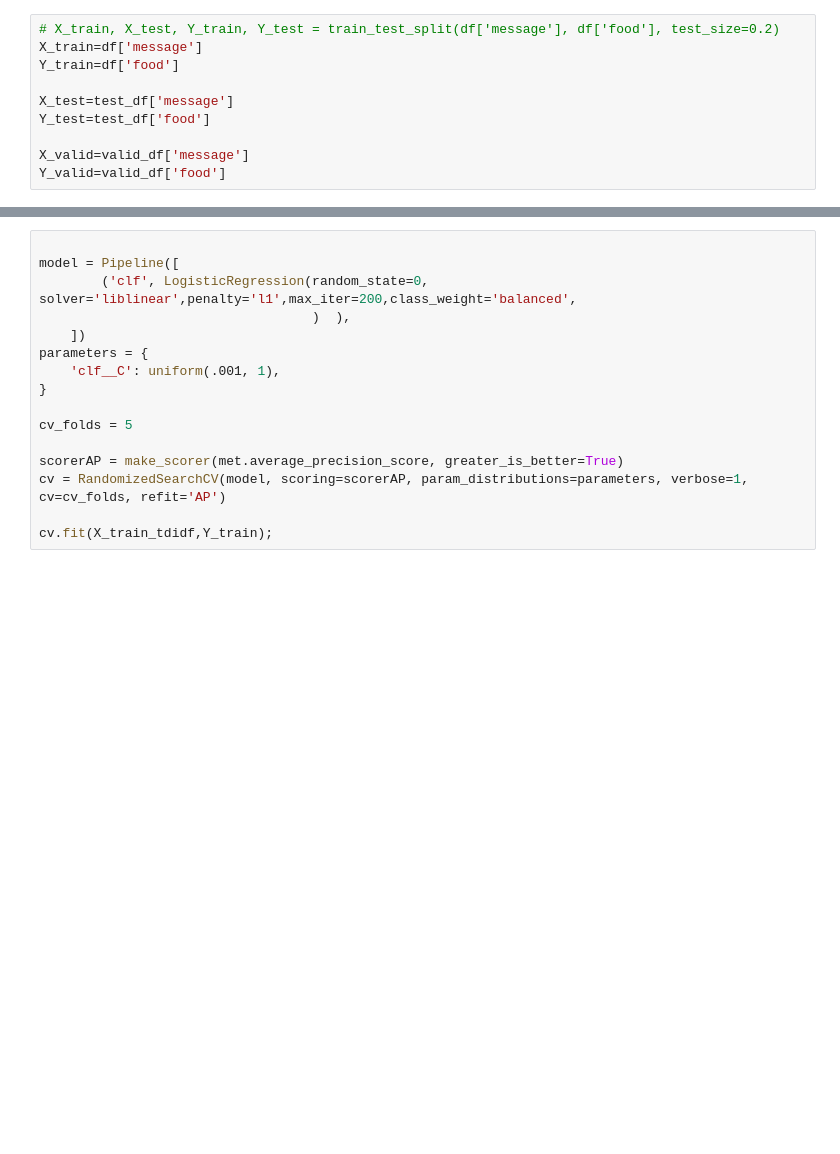
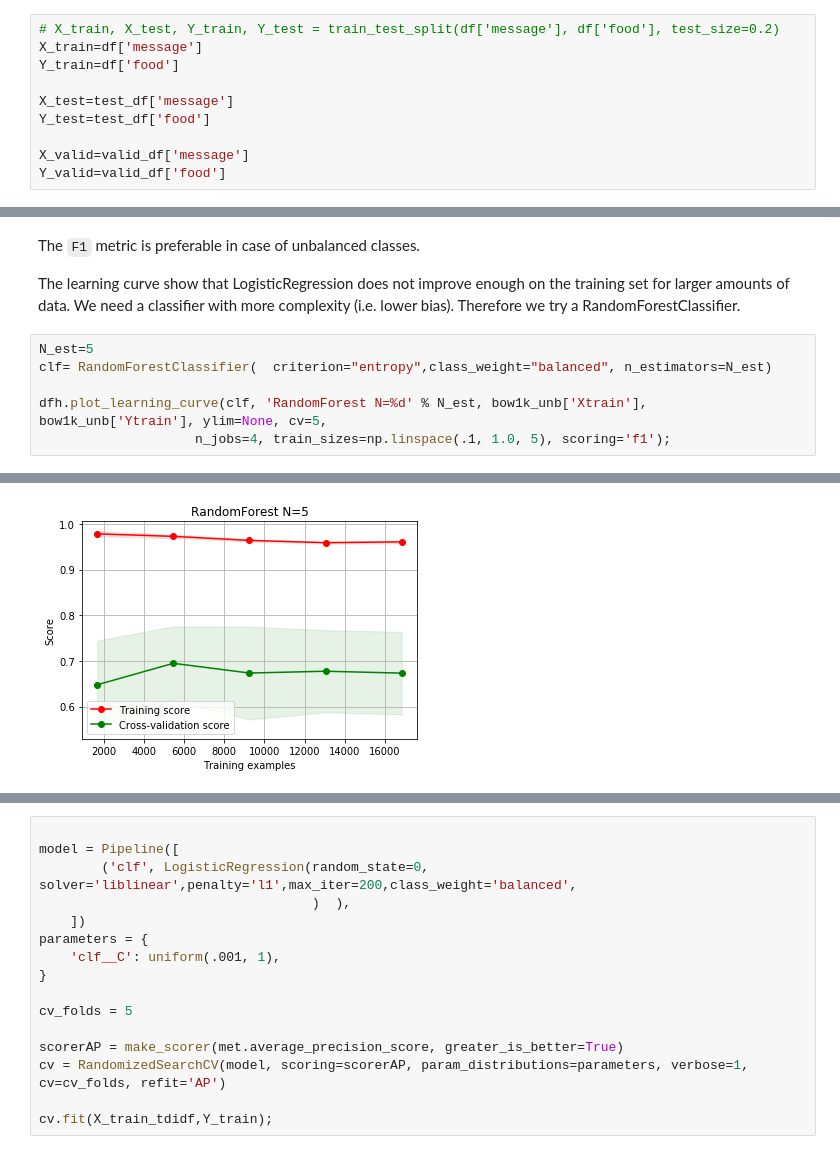
Before and after one commit to marco-bellini/NLP_disaster, a Jupyter notebook: classify_ttv.ipynb, the cells around one changed output, grey strips where cells are left out. Cells and saved outputs as stored; diff of their text form; blank space fills up the shorter version.

```diff
--- a/classify_ttv.ipynb
+++ b/classify_ttv.ipynb
@@ -251,0 +301,12 @@ Y_valid=valid_df['food']
+# %% [markdown]
+The `F1` metric is preferable in case of unbalanced classes.
+
+The learning curve show that LogisticRegression does not improve enough on the training set for larger amounts of data. We need a classifier with more complexity (i.e. lower bias).
+Therefore we try a RandomForestClassifier.
+# %%
+N_est=5
+clf= RandomForestClassifier(  criterion="entropy",class_weight="balanced", n_estimators=N_est)
+
+dfh.plot_learning_curve(clf, 'RandomForest N=%d' % N_est, bow1k_unb['Xtrain'], bow1k_unb['Ytrain'], ylim=None, cv=5,
+                    n_jobs=4, train_sizes=np.linspace(.1, 1.0, 5), scoring='f1');
+# %% [output]
@@ -251,0 +314 @@ Y_valid=valid_df['food']
+[figure, added]
```
Also changed, not shown: parts of 59 cells of this notebook, 1 other file.
